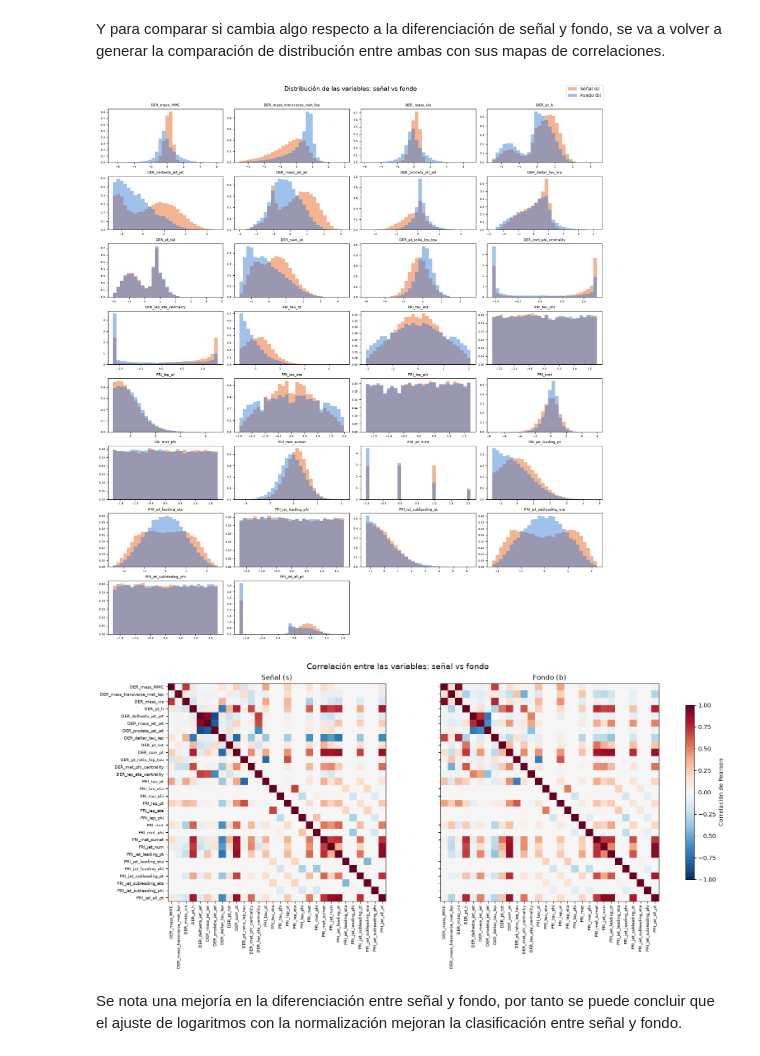
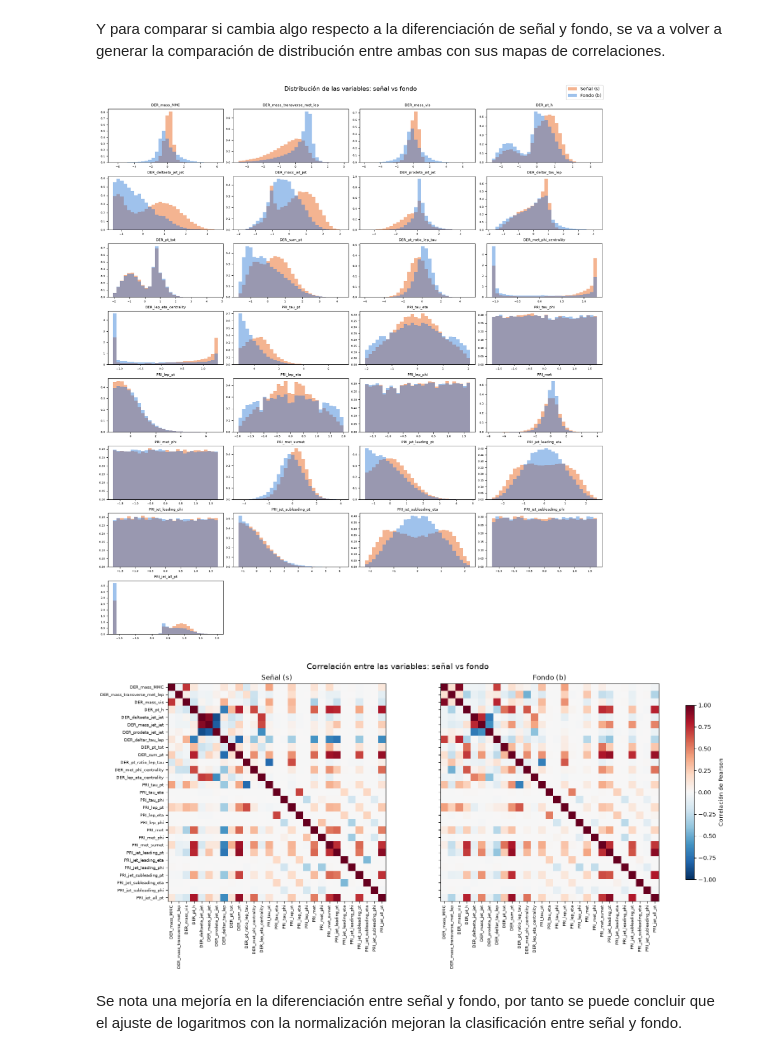
Before and after one commit to ClauGN/ATLAS_Higgs_Machine_Learning_Challenge_2014, a Jupyter notebook: 1_EDA.ipynb, the cells around one changed output. Drawn from its saved outputs; the diff is of its cells as text; code cells hidden in the pictures.

Commit message:
Ajuste variables de decisión

```diff
--- a/1_EDA.ipynb
+++ b/1_EDA.ipynb
@@ -163 +165,3 @@ Con esa misma argumentación, la proporción de las variables DER tienen sentido
+# %%
+LHC['DER_mass_MMC_missing'] = np.where(LHC['DER_mass_MMC'] == -999, 0, 1)
 # %% [markdown]
@@ -414,6 +417,9 @@ display(resumen)
 | DER_pt_tot | log(1+x) | 10.579309 | -0.125735 |
 | PRI_jet_all_pt | log(1+x) | 2.379556 | -0.230525 |
 # %%
+# normalizamos todas las variables numéricas decimales
+variables = LHC.select_dtypes(include="number").columns.drop(["EventId", "Weight", "KaggleWeight", "DER_mass_MMC_missing", "PRI_jet_num"]).tolist()
+
 Entrenamiento[variables] = scaler.fit_transform(Entrenamiento[variables])
 Ajuste[variables] = scaler.transform(Ajuste[variables])
 Test[variables] = scaler.transform(Test[variables])
@@ -422,7 +428,7 @@ conjuntos = {"Entrenamiento": Entrenamiento, "Ajuste": Ajuste, "Test": Test}
 
 # Solo las variables PRI y DER, que son las que se han transformado con logaritmo y normalizado
 # (se quitan el identificador y los pesos, que no se han modificado)
-variables_normalizadas = LHC.select_dtypes(include="number").columns.drop(["EventId", "Weight", "KaggleWeight"]).tolist()
+variables_normalizadas = LHC.select_dtypes(include="number").columns.drop(["EventId", "Weight", "KaggleWeight", "DER_mass_MMC_missing", "PRI_jet_num"]).tolist()
 
 columnas = 3
 filas = int(np.ceil(len(variables_normalizadas) / columnas))
@@ -481,7 +487,7 @@ grupos = {"Señal (s)": Entrenamiento[Entrenamiento["Label"] == "s"], "Fondo (b)
 colores = {"Señal (s)": "#e8590c", "Fondo (b)": "#2a78d6"}
 
 # Solo las variables PRI y DER (se quitan el identificador y los pesos, que no son características físicas)
-variables = Entrenamiento.select_dtypes(include="number").columns.drop(["EventId", "Weight", "KaggleWeight"]).tolist()
+variables = Entrenamiento.select_dtypes(include="number").columns.drop(["EventId", "Weight", "KaggleWeight", "DER_mass_MMC_missing", "PRI_jet_num"]).tolist()
 
 columnas = 4
 filas = int(np.ceil(len(variables) / columnas))
@@ -502,35 +508,35 @@ for ax, variable in zip(axes, variables):
     ax.tick_params(labelsize=6)
 
 for ax in axes[len(variables):]:
     ax.set_visible(False)
 
 # Una sola leyenda para toda la figura
 handles, labels = axes[0].get_legend_handles_labels()
 fig.legend(handles, labels, loc="outside upper right", fontsize=10)
 fig.suptitle("Distribución de las variables: señal vs fondo", fontsize=14)
 plt.show()
 
 
 # MAPAS DE CORRELACIONES: señal y fondo alineados uno al lado del otro
 fig, axes = plt.subplots(1, len(grupos), figsize=(16, 7.5), layout="constrained")
 
 for ax, (nombre, datos) in zip(axes, grupos.items()):
     corr = datos[variables].corr()
     imagen = ax.imshow(corr, cmap="RdBu_r", vmin=-1, vmax=1)
     ax.set_xticks(range(len(corr)), corr.columns, rotation=90, fontsize=7)
     ax.set_yticks(range(len(corr)), corr.columns, fontsize=7)
     ax.set_title(nombre)
 
 # Solo se dejan los nombres del eje Y en el primer mapa
 for ax in axes[1:]:
     ax.set_yticks(range(len(corr)), [])
 
 fig.colorbar(imagen, ax=axes, label="Correlación de Pearson", shrink=0.8)
 fig.suptitle("Correlación entre las variables: señal vs fondo", fontsize=14)
 plt.show()
 # %% [output]
-[figure, old version]
+[figure, new version]
-[figure, old version]
+[figure, new version]
 # %% [markdown]
 Se nota una mejoría en la diferenciación entre señal y fondo, por tanto se puede concluir que el ajuste de logaritmos con la normalización mejoran la clasificación entre señal y fondo.
 # %%
```
Also changed, not shown: parts of 7 cells of this notebook, 3 other files.
